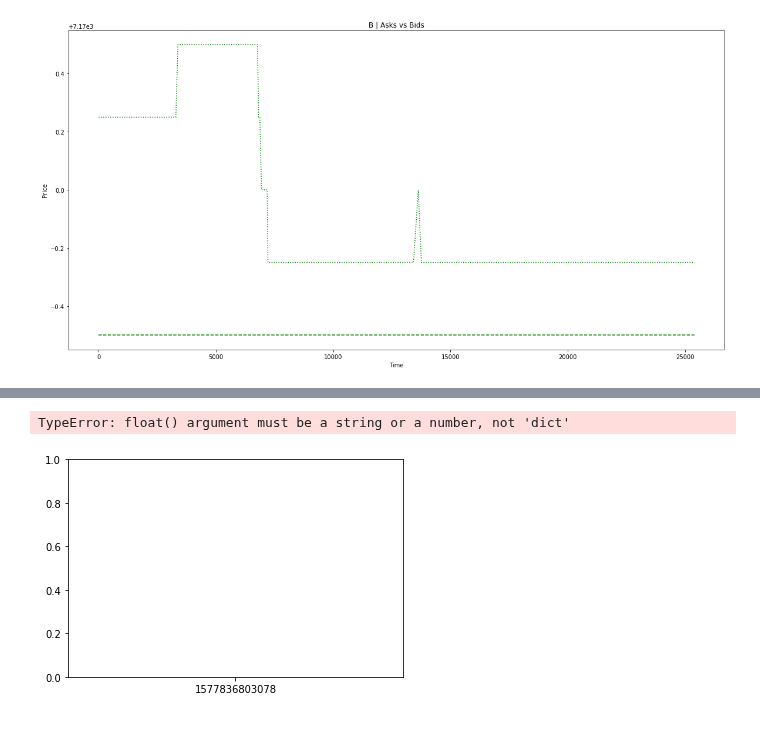
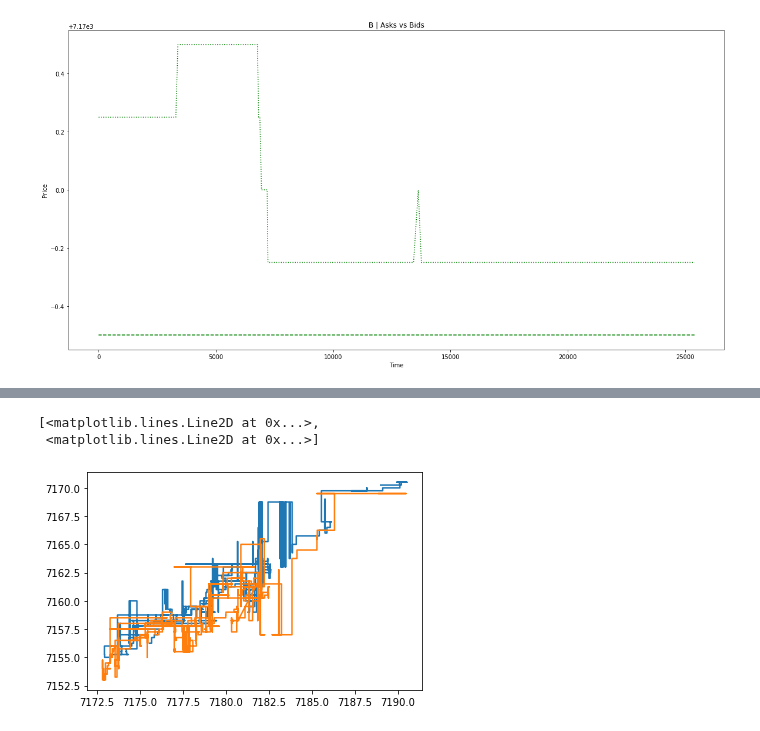
Before and after one commit to giladbarnea/scratches, a Jupyter notebook: efficient-frontier/home-task/algo-home-task/efficient_frontier_scratch.ipynb, the cells around one changed output, grey strips where cells are left out. Saved outputs shown, nothing was run; the diff lists cells and outputs as text; code cells hidden in the pictures.

Commit message:
efficient-frontier plt.plot(assetA, assetB) ok

```diff
--- a/efficient-frontier/home-task/algo-home-task/efficient_frontier_scratch.ipynb
+++ b/efficient-frontier/home-task/algo-home-task/efficient_frontier_scratch.ipynb
@@ -181,5 +177,5 @@ Index(['1577836803078', '1577836806371', '1577836806459', '1577836806474',
 # %%
-df2 = pd.read_json('./data.json')
+df2 = pd.read_json('./data-trunc.json', orient='index')
 
-print(df2.index)
+df2
 # %% [output]
@@ -190,0 +195,9 @@ AttributeError: 'DataFrame' object has no attribute 'assetA'
+# %%
+def asks(state):
+    ask_ = state['ask']
+    return ask_
+def bids(state):
+    bid_ = state['bid']
+    return bid_
+# %%
+assetA = df2.assetA.apply([asks, bids])
@@ -190,0 +218,2 @@ AttributeError: 'DataFrame' object has no attribute 'assetA'
+# %%
+assetB = df2.assetB.apply([asks, bids])
@@ -191,5 +234,6 @@ AttributeError: 'DataFrame' object has no attribute 'assetA'
 # %%
-plt.plot(df['assetA'], label='Asset A')
+plt.plot(assetA, assetB)
 # %% [output]
-TypeError: float() argument must be a string or a number, not 'dict'
+[<matplotlib.lines.Line2D at 0x...>,
+ <matplotlib.lines.Line2D at 0x...>]
-[figure, old version]
+[figure, new version]
```
Also changed, not shown: parts of 6 cells of this notebook, 2 other files.
